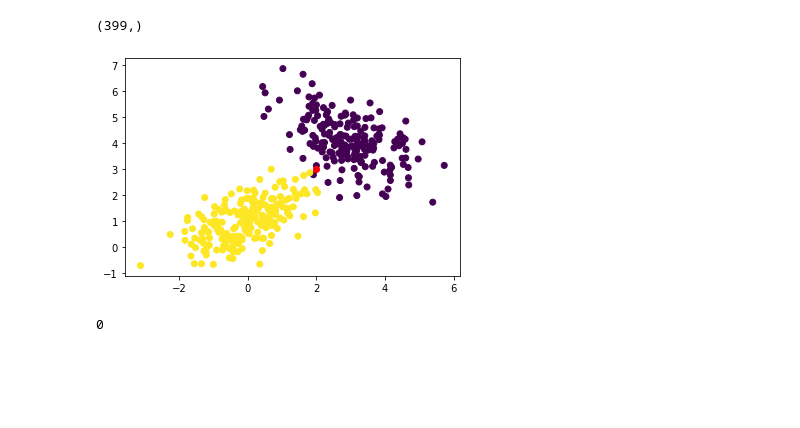
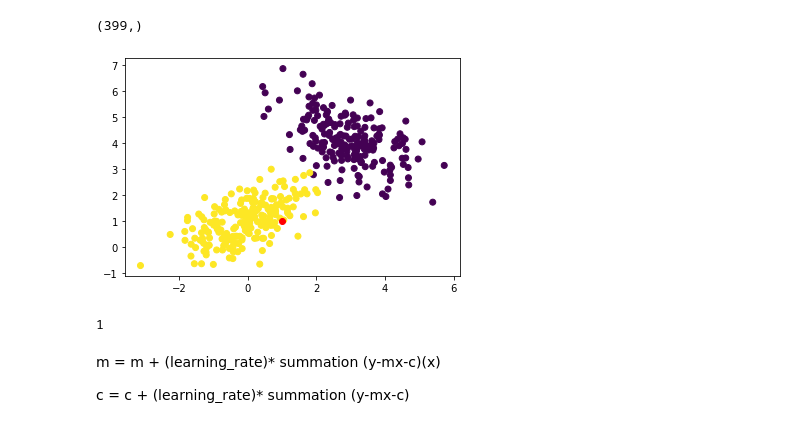
Before and after one commit to bitz1119/vrsml, a Jupyter notebook: class 2/Untitled.ipynb, the cells around one changed output. Cells and saved outputs as stored; diff of their text form; code cells hidden in the pictures; blank space fills up the shorter version.

```diff
--- a/class 2/Untitled.ipynb
+++ b/class 2/Untitled.ipynb
@@ -234,13 +234,13 @@ def KNN(X,Y,point):
         return 1
 # %%
 import numpy as np
-point  = np.array([2,3])
+point  = np.array([1,1])
 answer  = KNN(X,Y,point)
 
 plt.scatter(X[:,0],X[:,1],c = Y)
 plt.scatter(point[0],point[1],c = "red")
 plt.show()
 print(answer)
 # %% [output]
-[figure, old version]
+[figure, new version]
-0
+1
@@ -246,0 +269,4 @@ print(answer)
+# %% [markdown]
+m = m + (learning_rate)* summation (y-mx-c)(x)
+
+c = c + (learning_rate)* summation (y-mx-c)
```
Also changed, not shown: parts of 1 cell of this notebook.
